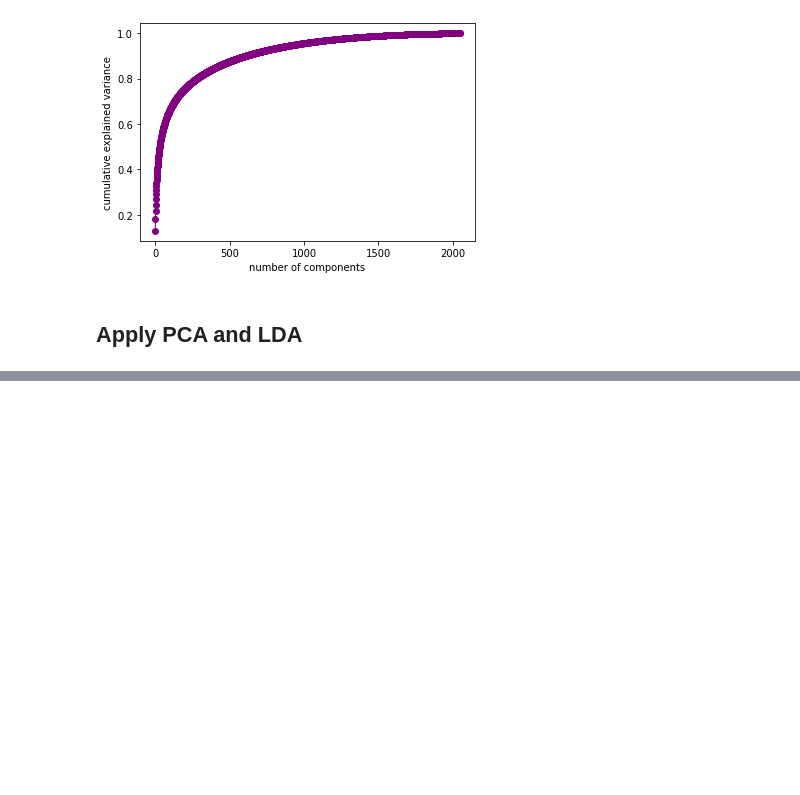
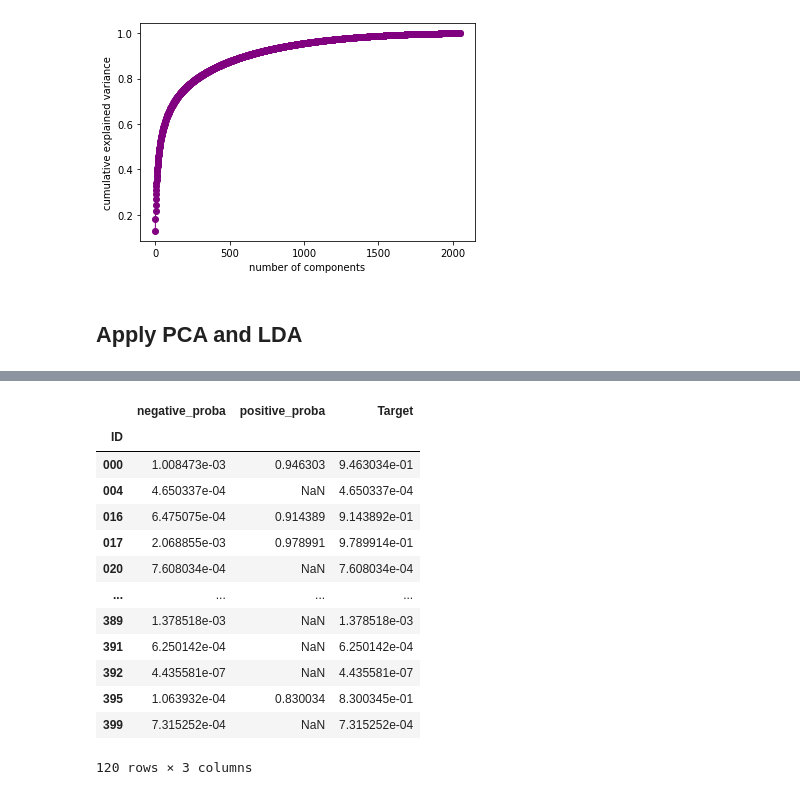
Before and after one commit to Peischlili/BreastCancer_Metastases_Detection, a Jupyter notebook: LDA_PCA_local.ipynb, the cells around one changed output, grey strips where cells are left out. Drawn from its saved outputs; the diff is of its cells as text; code cells hidden in the pictures; blank space fills up the shorter version.

```diff
--- a/LDA_PCA_local.ipynb
+++ b/LDA_PCA_local.ipynb
@@ -492,10 +654,11 @@ for f in filenames_test:
     test_X = pca.transform(test_X)
     # estimate
     preds_test = estimator.predict_proba(test_X)[:, 1]
+    class_test = estimator.predict(test_X)
 
     # Check that predictions are in [0, 1]
     assert np.max(preds_test) <= 1.0
     assert np.min(preds_test) >= 0.0
 
-    test_output = pd.DataFrame({"ID": patient_id, "Target": preds_test})
+    test_output = pd.DataFrame({"ID": patient_id, "Target": preds_test, "Category": class_test})
     df_output = df_output.append(test_output, ignore_index=True)
@@ -612,0 +665,37 @@ new_output.to_csv("predictions/PCA_LogReg_local.csv")
+# %%
+# add new column to df that takes into consideration the TPR
+df_output['New_Category'] = df_output.apply(lambda x: redo_category(x.Category, accur), axis = 1)
+recap = pd.pivot_table(df_output, values='Target', index=['ID'], columns=['Category'], aggfunc={'Target': np.mean})
+# %%
+# rename recap table
+colnames = ['negative_proba', 'positive_proba']
+recap.columns = colnames
+# %%
+# if positive proba is absent, ie. no positive class detected for a patient
+# choose negative proba. Otherwise, use positive proba
+def select_final_proba(pos_proba, nega_proba):
+    if np.isnan(pos_proba):
+        final_proba = nega_proba
+    else:
+        final_proba = pos_proba
+    return final_proba
+
+# apply the function to new column of dataframe
+recap['Target'] = recap.apply(lambda x: select_final_proba(x.positive_proba, x.negative_proba), axis=1)
+# %%
+recap
+# %% [output]
+|  | negative_proba | positive_proba | Target |
+| ID |  |  |  |
+| 000 | 1.008473e-03 | 0.946303 | 9.463034e-01 |
+| 004 | 4.650337e-04 | NaN | 4.650337e-04 |
+| 016 | 6.475075e-04 | 0.914389 | 9.143892e-01 |
+| 017 | 2.068855e-03 | 0.978991 | 9.789914e-01 |
+| 020 | 7.608034e-04 | NaN | 7.608034e-04 |
+| ... | ... | ... | ... |
+| 389 | 1.378518e-03 | NaN | 1.378518e-03 |
+| 391 | 6.250142e-04 | NaN | 6.250142e-04 |
+| 392 | 4.435581e-07 | NaN | 4.435581e-07 |
+| 395 | 1.063932e-04 | 0.830034 | 8.300345e-01 |
+| 399 | 7.315252e-04 | NaN | 7.315252e-04 |
+120 rows × 3 columns
```
Also changed, not shown: parts of 22 cells of this notebook, 2 other files.
